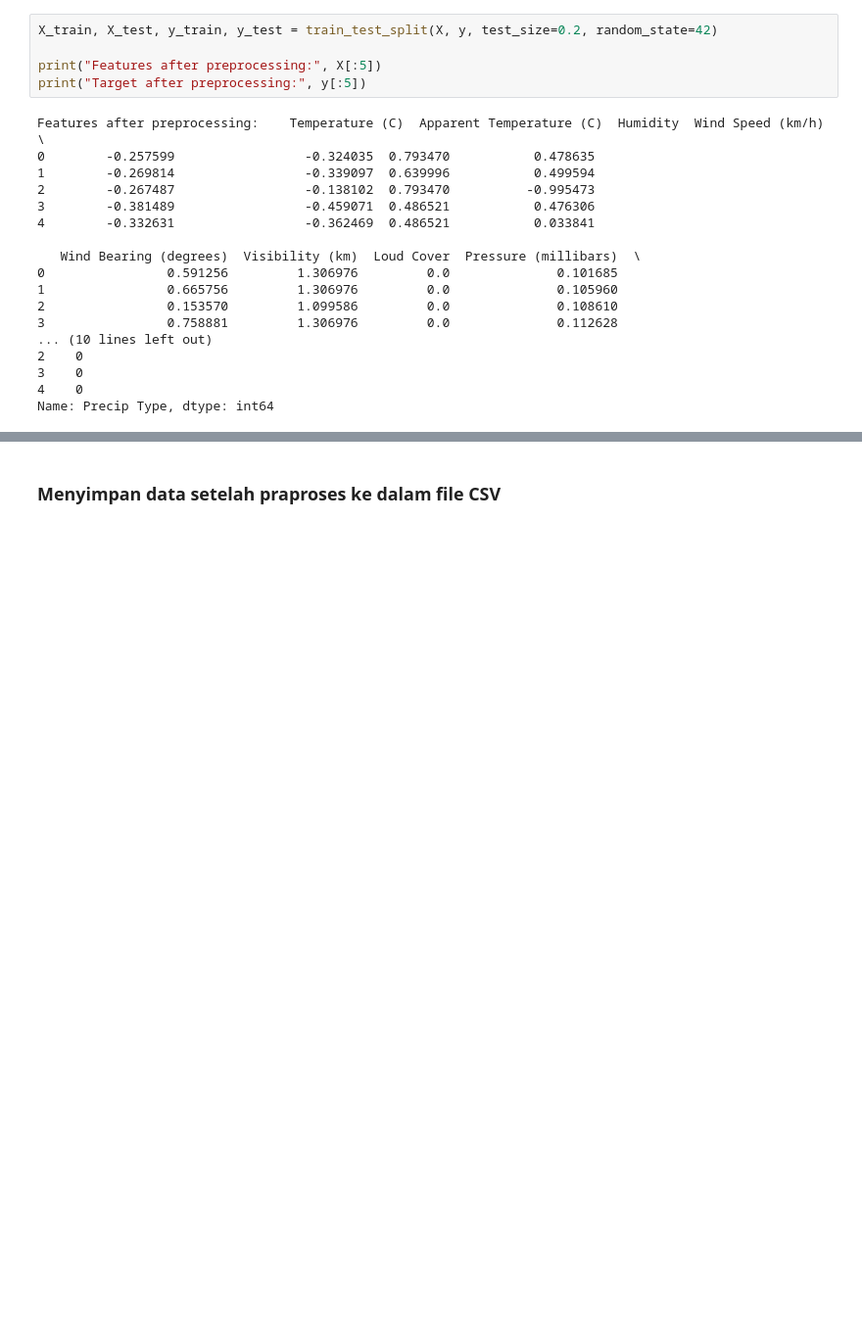
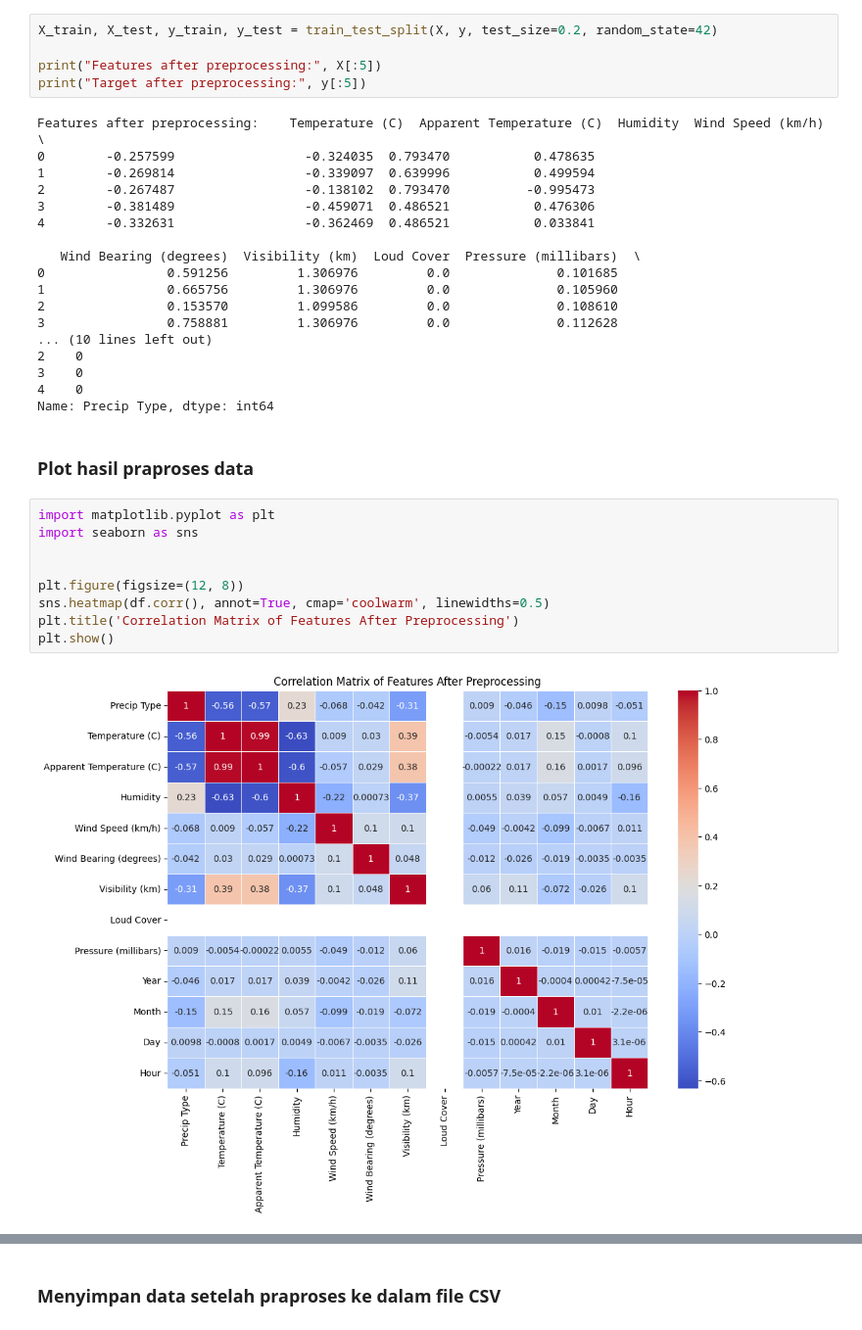
Before and after one commit to Brightlyviryaa/weather_prediction_regression_model, a Jupyter notebook: UTS2024_IF540L_E_Kelompok_4.ipynb, the cells around one changed output, grey strips where cells are left out. Shown: that part at 98% size. Cells and saved outputs as stored; diff of their text form; blank space fills up the shorter version.

Commit message:
ploting data

```diff
--- a/UTS2024_IF540L_E_Kelompok_4.ipynb
+++ b/UTS2024_IF540L_E_Kelompok_4.ipynb
@@ -228,3 +224,16 @@ Features after preprocessing:    Temperature (C)  Apparent Temperature (C)  Humi
 3    0
 4    0
 Name: Precip Type, dtype: int64
+# %% [markdown]
+### Plot hasil praproses data
+# %%
+import matplotlib.pyplot as plt
+import seaborn as sns
+
+
+plt.figure(figsize=(12, 8))
+sns.heatmap(df.corr(), annot=True, cmap='coolwarm', linewidths=0.5)
+plt.title('Correlation Matrix of Features After Preprocessing')
+plt.show()
+# %% [output]
+[figure, added]
```
Also changed, not shown: parts of 4 cells of this notebook, 1 other file.
